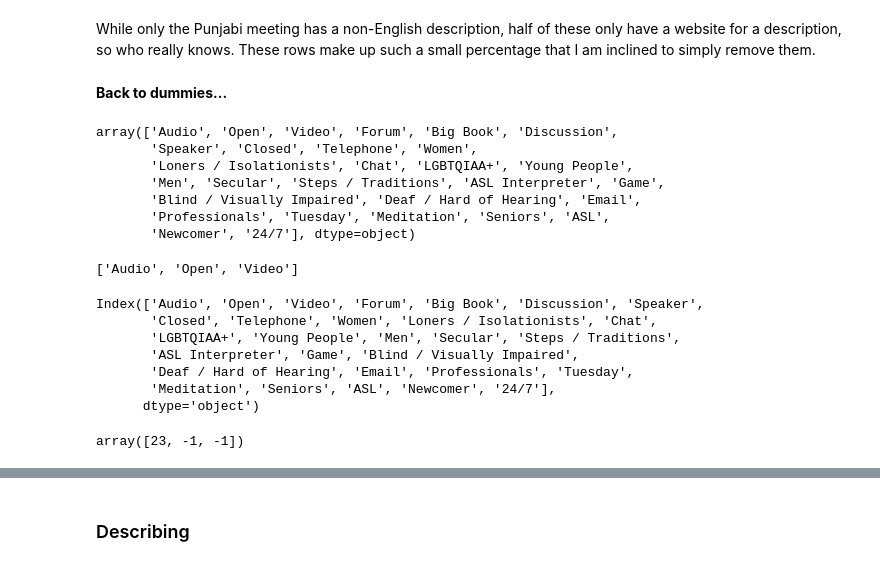
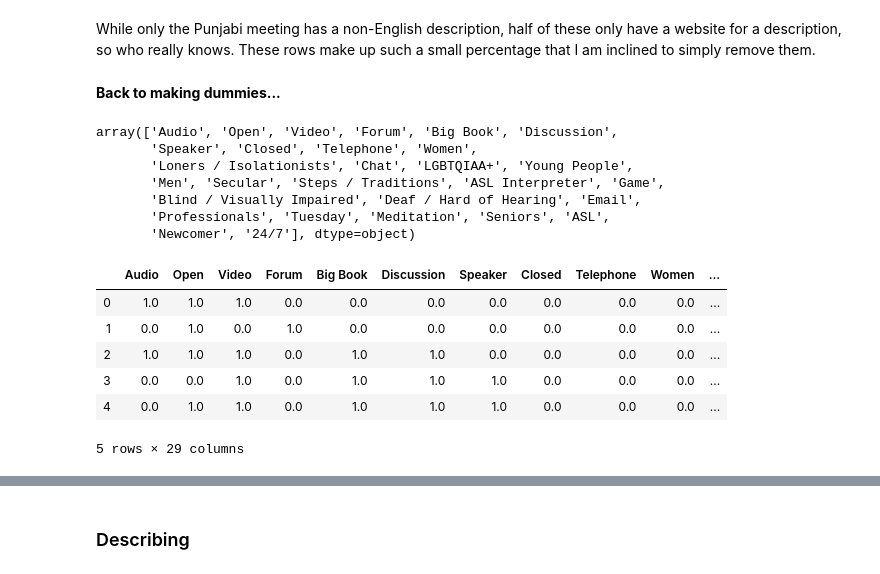
Before and after one commit to zimzoom/virtual-aa-meetings, a Jupyter notebook: 3-EDA.ipynb, the cells around one changed output, grey strips where cells are left out. Drawn from its saved outputs; the diff is of its cells as text; code cells hidden in the pictures.

Commit message:
Create dummy variable columns

```diff
--- a/3-EDA.ipynb
+++ b/3-EDA.ipynb
@@ -149,7 +137,7 @@ While only the Punjabi meeting has a non-English description, half of these only
 nonenglish = df[df['Categories'].str.contains('|'.join(other_langs))]
 df.drop(nonenglish.index, inplace=True)
 # %% [markdown]
-**Back to dummies...**
+**Back to making dummies...**
 # %%
 all_labels = []
 for field in df['Categories']:
@@ -164,24 +152,20 @@ array(['Audio', 'Open', 'Video', 'Forum', 'Big Book', 'Discussion',
        'Blind / Visually Impaired', 'Deaf / Hard of Hearing', 'Email',
        'Professionals', 'Tuesday', 'Meditation', 'Seniors', 'ASL',
        'Newcomer', '24/7'], dtype=object)
-# %%
-df['Categories'][0].split(',')
-# %% [output]
-['Audio', 'Open', 'Video']
 # %%
 zero_matrix = np.zeros((len(df), len(labels)))
 dummies = pd.DataFrame(zero_matrix, columns=labels)
+# %%
+for i, labels in enumerate(df['Categories']):
+    indices = dummies.columns.get_indexer(labels.split(','))
+    dummies.iloc[i, indices] = 1
 # %%
-dummies.columns
+dummies.head()
 # %% [output]
+|  | Audio | Open | Video | Forum | Big Book | Discussion | Speaker | Closed | Telephone | Women | ... |
+| 0 | 1.0 | 1.0 | 1.0 | 0.0 | 0.0 | 0.0 | 0.0 | 0.0 | 0.0 | 0.0 | ... |
+| 1 | 0.0 | 1.0 | 0.0 | 1.0 | 0.0 | 0.0 | 0.0 | 0.0 | 0.0 | 0.0 | ... |
+| 2 | 1.0 | 1.0 | 1.0 | 0.0 | 1.0 | 1.0 | 0.0 | 0.0 | 0.0 | 0.0 | ... |
+| 3 | 0.0 | 0.0 | 1.0 | 0.0 | 1.0 | 1.0 | 1.0 | 0.0 | 0.0 | 0.0 | ... |
+| 4 | 0.0 | 1.0 | 1.0 | 0.0 | 1.0 | 1.0 | 1.0 | 0.0 | 0.0 | 0.0 | ... |
-Index(['Audio', 'Open', 'Video', 'Forum', 'Big Book', 'Discussion', 'Speaker',
-       'Closed', 'Telephone', 'Women', 'Loners / Isolationists', 'Chat',
-       'LGBTQIAA+', 'Young People', 'Men', 'Secular', 'Steps / Traditions',
-       'ASL Interpreter', 'Game', 'Blind / Visually Impaired',
-       'Deaf / Hard of Hearing', 'Email', 'Professionals', 'Tuesday',
-       'Meditation', 'Seniors', 'ASL', 'Newcomer', '24/7'],
-      dtype='object')
+5 rows × 29 columns
-# %%
-dummies.columns.get_indexer(['Tuesday', 'Thursday', 'Snap'])
-# %% [output]
-array([23, -1, -1])
```
Also changed, not shown: parts of 3 cells of this notebook.
